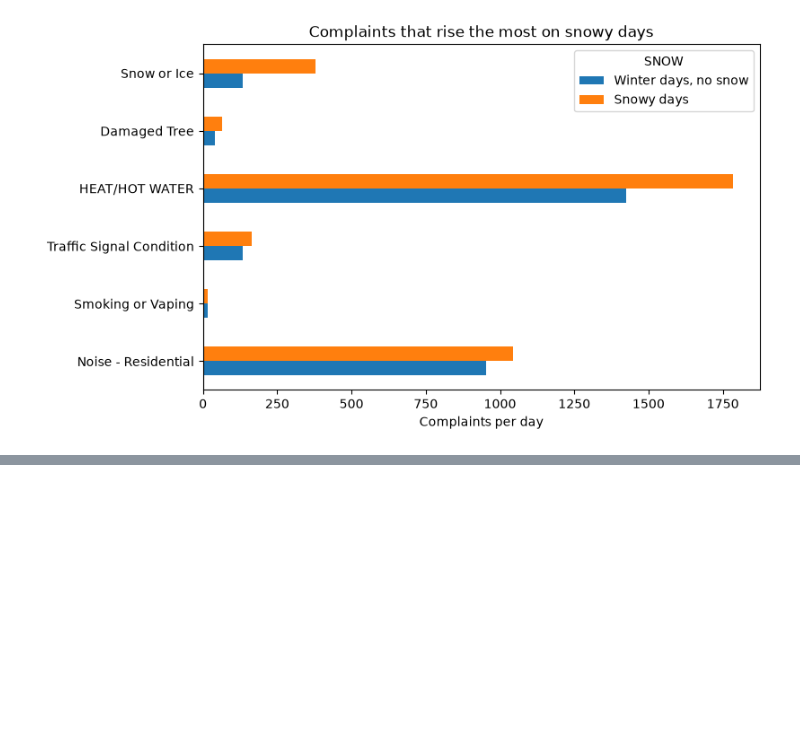
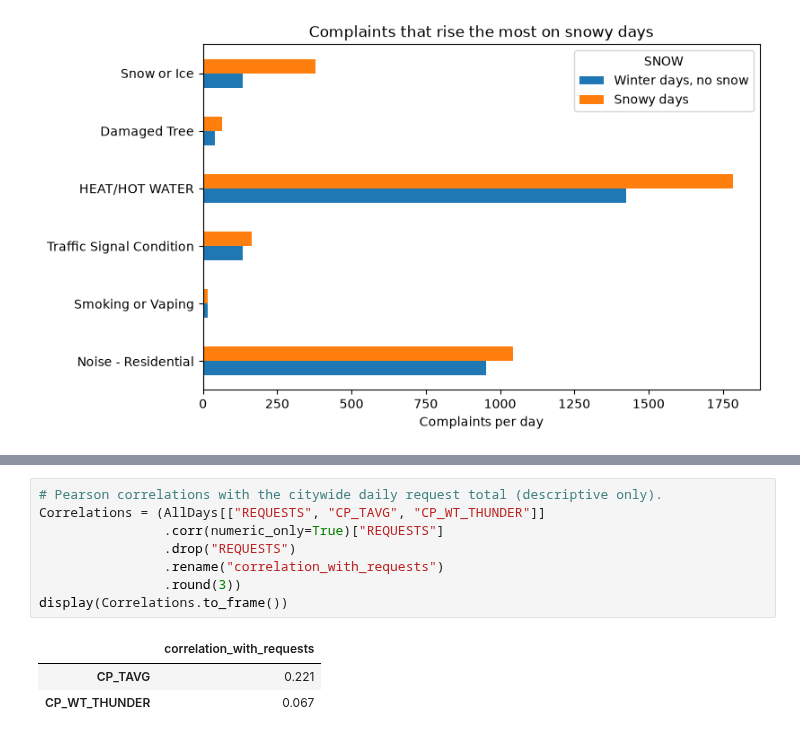
Before and after one commit to Tavnik-7-8-22/INFO2950-Project, a Jupyter notebook: nyc_311_weather_analysis.ipynb, the cells around one changed output, grey strips where cells are left out. Drawn from its saved outputs; the diff is of its cells as text; blank space fills up the shorter version.

```diff
--- a/HandwrittenExploration.ipynb
+++ b/nyc_311_weather_analysis.ipynb
@@ -1668,0 +1864,12 @@ Snow.loc[(Snow["Snowy days"] / Snow["Winter days, no snow"]).nlargest(6).index[:
+# %%
+# Pearson correlations with the citywide daily request total (descriptive only).
+Correlations = (AllDays[["REQUESTS", "CP_TAVG", "CP_WT_THUNDER"]]
+                .corr(numeric_only=True)["REQUESTS"]
+                .drop("REQUESTS")
+                .rename("correlation_with_requests")
+                .round(3))
+display(Correlations.to_frame())
+# %% [output]
+|  | correlation_with_requests |
+| CP_TAVG | 0.221 |
+| CP_WT_THUNDER | 0.067 |
```
Also changed, not shown: parts of 33 cells of this notebook, 3 other files.
